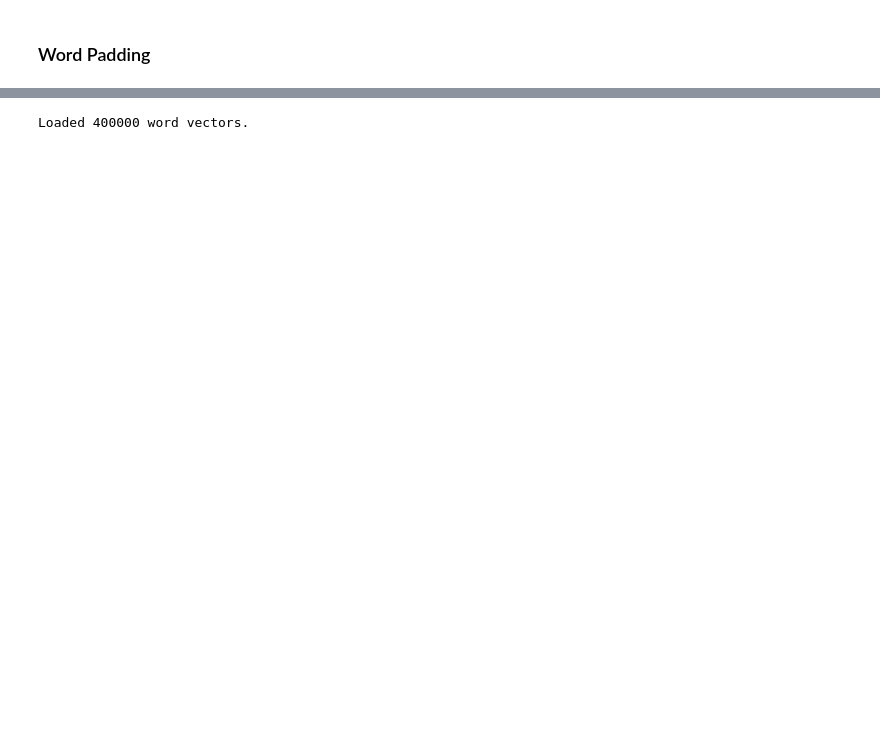
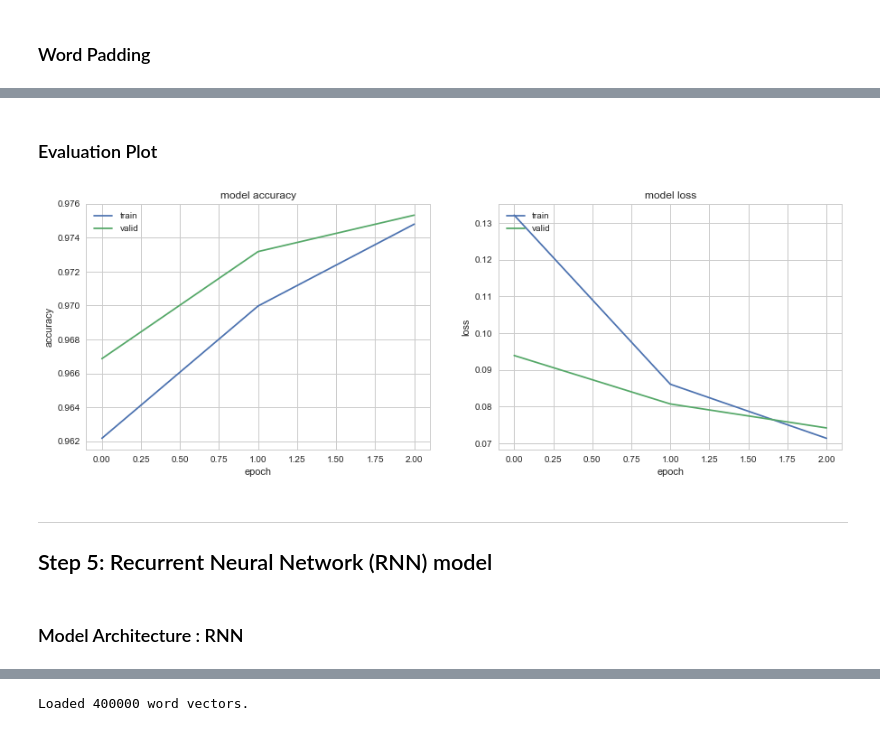
Before and after one commit to ziyaotang/toxic_comment_classification, a Jupyter notebook: toxic_comment_classification.ipynb, the cells around one changed output, grey strips where cells are left out. Drawn from its saved outputs; the diff is of its cells as text; code cells hidden in the pictures; blank space fills up the shorter version.

```diff
--- a/toxic_comment_classification.ipynb
+++ b/toxic_comment_classification.ipynb
@@ -355,7 +382,2 @@ tokenizer.word_index
 # %% [markdown]
 ### Word Padding
-# %%
-maxlen = 200
-X_train = pad_sequences(train_encoded, maxlen = maxlen, padding = 'post')
-X_val = pad_sequences(val_encoded, maxlen = maxlen, padding = 'post')
-X_test = pad_sequences(test_encoded, maxlen = maxlen, padding = 'post')
@@ -544,0 +384,7 @@ In Step 4, we used transfer learning to create a CNN using VGG-16 bottleneck fea
+# %%
+maxlen = 250
+X_train = pad_sequences(train_encoded, maxlen = maxlen, padding = 'post')
+X_test = pad_sequences(test_encoded, maxlen = maxlen, padding = 'post')
+
+class_names = ['toxic', 'severe_toxic', 'obscene', 'threat', 'insult', 'identity_hate']
+y_train = train[class_names].values
@@ -544,0 +503,18 @@ In Step 4, we used transfer learning to create a CNN using VGG-16 bottleneck fea
+# %%
+max_features = 20000
+# build CNN model
+model_cnn = Sequential()
+model_cnn.add(Embedding(max_features, 100, input_length=maxlen))
+model_cnn.add(Conv1D(filters=16, kernel_size=3, activation='relu'))
+model_cnn.add(MaxPooling1D(pool_size=2))
+model_cnn.add(Dropout(0.5))
+model_cnn.add(Conv1D(filters=32, kernel_size=3, activation='relu'))
+model_cnn.add(MaxPooling1D(pool_size=2))
+model_cnn.add(Dropout(0.5))
+model_cnn.add(Flatten())
+model_cnn.add(Dense(600, activation="relu"))
+model_cnn.add(Dropout(0.5))
+model_cnn.add(Dense(6, activation="sigmoid"))
+
+#summary
+model_cnn.summary()
@@ -544,0 +541,9 @@ In Step 4, we used transfer learning to create a CNN using VGG-16 bottleneck fea
+# %%
+X_train, X_val, y_train, y_val = train_test_split(X_train, y_train, train_size=0.9, random_state=30)
+
+model_cnn_trained, history_cnn = train_model(model_cnn,
+                                             X_train,y_train,
+                                             X_val,y_val,
+                                             batch_size=512,
+                                             epochs=3,
+                                             filepath='saved_models/weights.best.from_scatch_cnn.hdf5')
@@ -544,0 +564,6 @@ In Step 4, we used transfer learning to create a CNN using VGG-16 bottleneck fea
+# %% [markdown]
+### Evaluation Plot
+# %%
+history_plot(history_cnn,'figure/history_cnn.eps')
+# %% [output]
+[figure, added]
@@ -544,0 +572,6 @@ In Step 4, we used transfer learning to create a CNN using VGG-16 bottleneck fea
+# %% [markdown]
+---
+<a id='step5'></a>
+## Step 5: Recurrent Neural Network (RNN) model
+# %% [markdown]
+### Model Architecture : RNN
```
Also changed, not shown: parts of 80 cells of this notebook.
